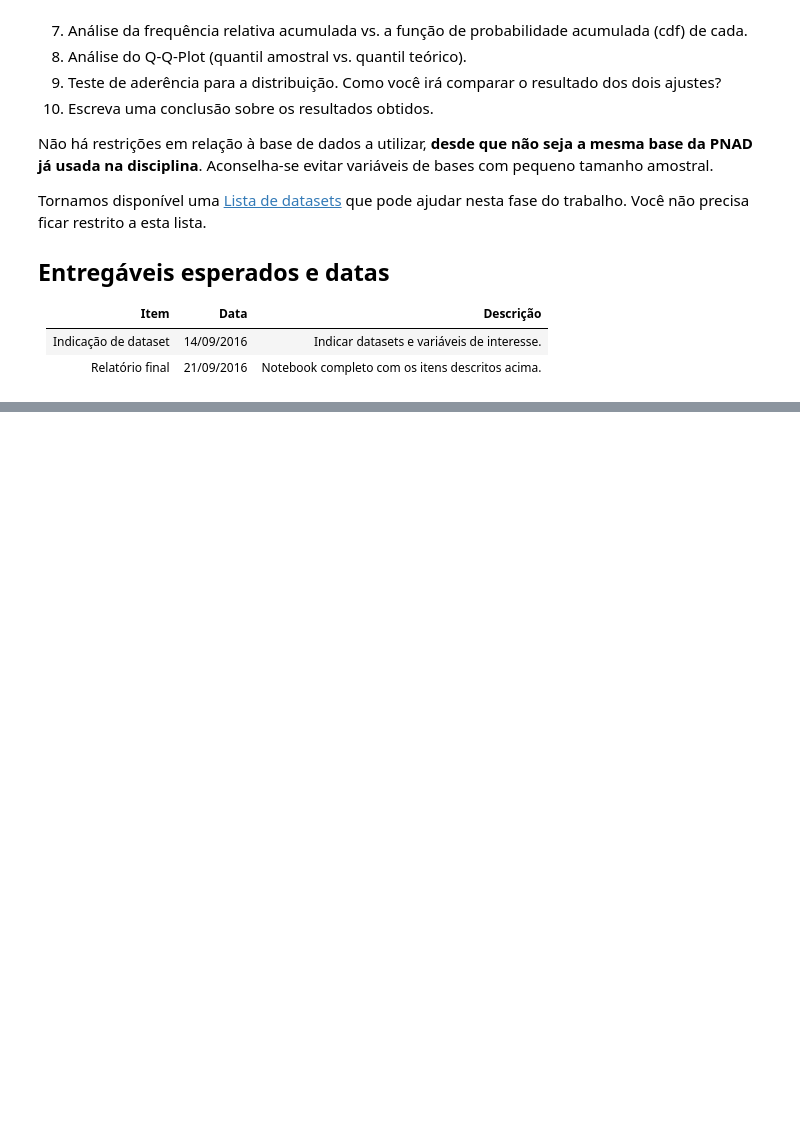
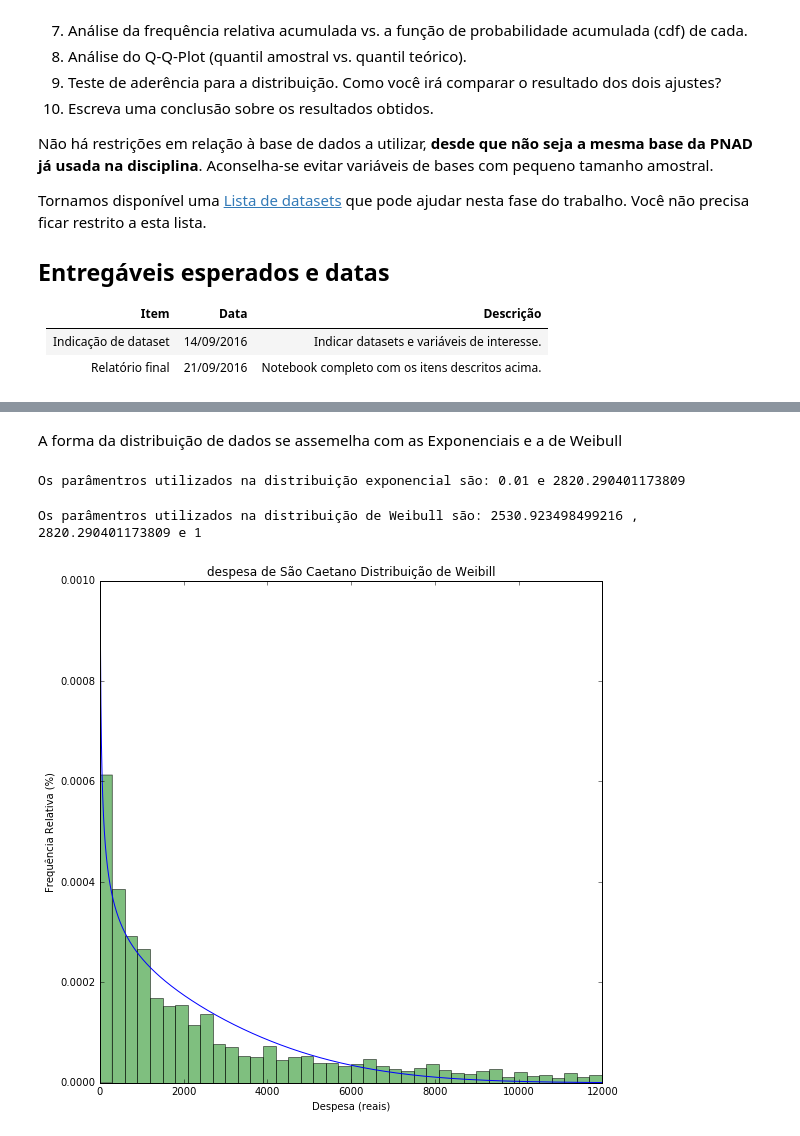
Before and after one commit to rafaelmarzolla/Ciencia-dos-Dados, a Jupyter notebook: MiniProjeto1(1).ipynb, the cells around one changed output, grey strips where cells are left out. Saved outputs shown, nothing was run; the diff lists cells and outputs as text; code cells hidden in the pictures; blank space fills up the shorter version.

```diff
--- a/MiniProjeto1(1).ipynb
+++ b/MiniProjeto1(1).ipynb
@@ -43,0 +70,19 @@ Relatório final| 21/09/2016| Notebook completo com os itens descritos acima.
+# %% [markdown]
+A forma da distribuição de dados se assemelha com as Exponenciais e a de Weibull
+# %%
+print("Os parâmentros utilizados na distribuição exponencial são:", despesa.min(), "e", despesa.std())
+# %% [output]
+Os parâmentros utilizados na distribuição exponencial são: 0.01 e 2820.290401173809
+# %%
+print("Os parâmentros utilizados na distribuição de Weibull são:", despesa.mean(), ",", despesa.std(), "e", "1")
+# %% [output]
+Os parâmentros utilizados na distribuição de Weibull são: 2530.923498499216 , 2820.290401173809 e 1
+# %%
+plt.plot(despesa, exponweib.pdf(despesa, *exponweib.fit(despesa, 1, 1, loc=despesa.mean(), scale=despesa.std())))
+plot = despesa.plot.hist(bins = 40, normed = True, alpha = 0.5, figsize = (9,9), title= 'despesa de São Caetano Distribuição de Weibill')
+plt.ylabel("Frequência Relativa (%)")
+plt.xlabel("Despesa (reais)")
+plt.axis([despesa.min(), despesa.max(), 0, 0.001])
+plt.show()
+# %% [output]
+[figure, added]
```
Also changed, not shown: parts of 22 cells of this notebook.
